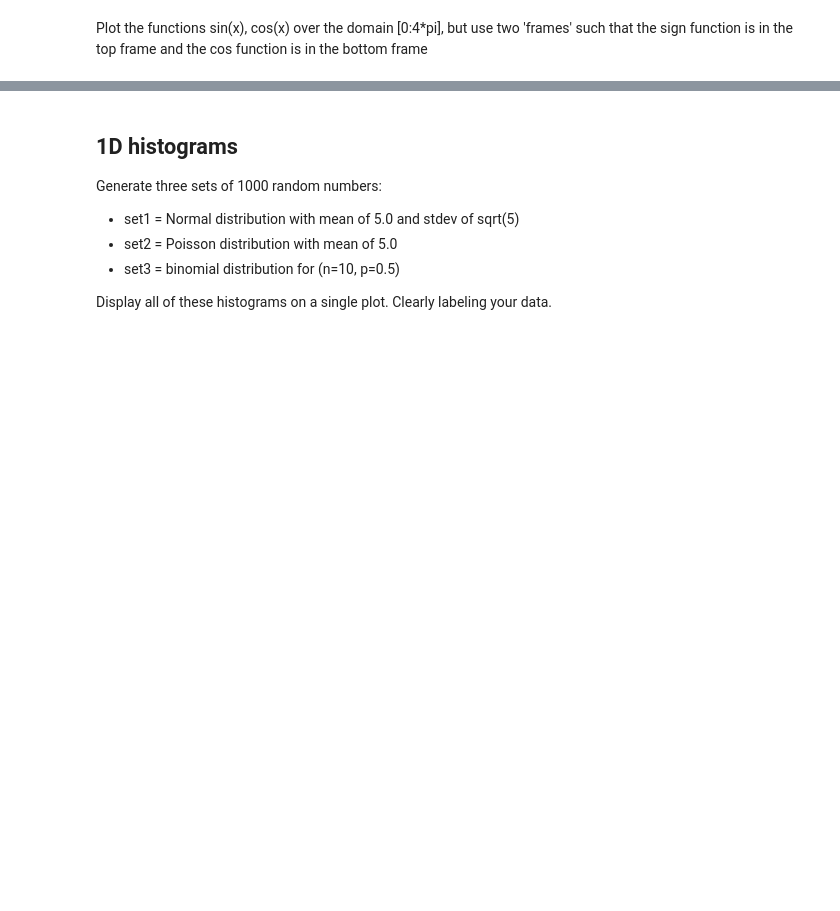
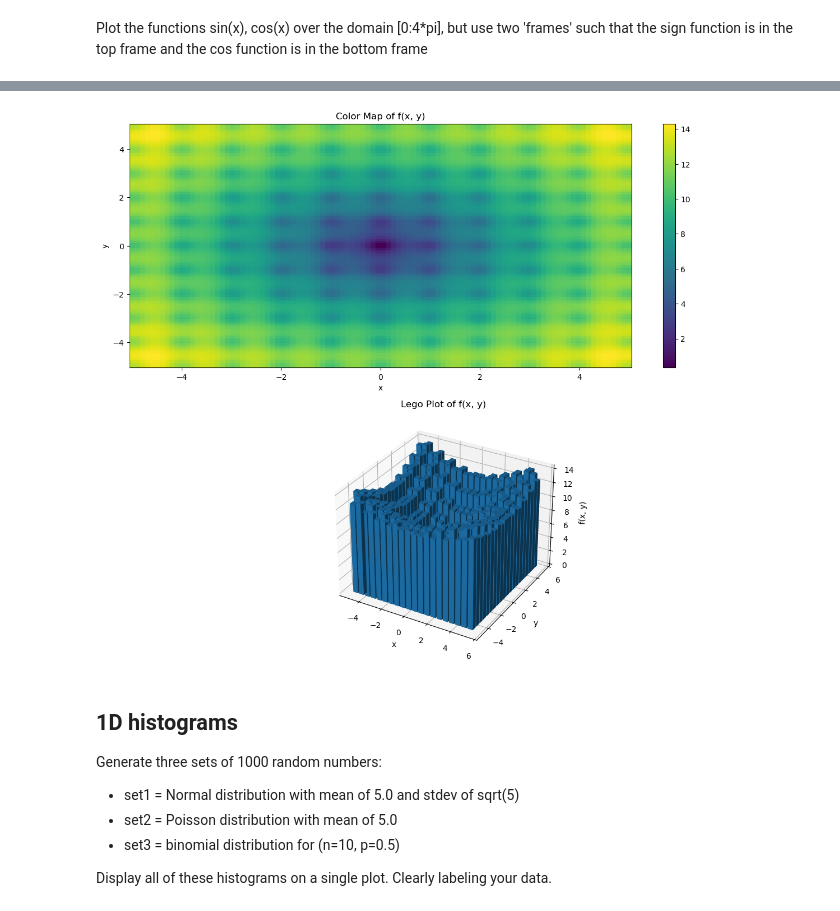
Before and after one commit to zjm4us/plotting_examples, a Jupyter notebook: plotting_examples.ipynb, the cells around one changed output, grey strips where cells are left out. Cells and saved outputs as stored; diff of their text form; code cells hidden in the pictures; blank space fills up the shorter version.

```diff
--- a/plotting_examples.ipynb
+++ b/plotting_examples.ipynb
@@ -236,7 +295,61 @@ Here e is Euler's number = exp(1)
 
 Use two plot panels.  In the upper panel display your plot as a color map.  In the lower panel display your plot as a lego plot.
 # %%
-# solution here
+import numpy as np
+import matplotlib.pyplot as plt
+from mpl_toolkits.mplot3d import Axes3D
+
+# Define the function
+def f(x, y):
+    e = np.exp(1)
+    term1 = -20.0 * np.exp(-0.2 * np.sqrt(0.5 * (x**2 + y**2)))
+    term2 = -np.exp(0.5 * (np.cos(2 * np.pi * x) + np.cos(2 * np.pi * y)))
+    return term1 + term2 + e + 20
+
+# Define the domain
+x = np.linspace(-5, 5, 100)
+y = np.linspace(-5, 5, 100)
+X, Y = np.meshgrid(x, y)
+Z = f(X, Y)
+
+# Plotting
+fig = plt.figure(figsize=(12, 10))
+
+# --- Upper Panel: Color Map ---
+ax1 = fig.add_subplot(2, 1, 1)
+color_plot = ax1.pcolormesh(X, Y, Z, shading='auto', cmap='viridis')
+fig.colorbar(color_plot, ax=ax1)
+ax1.set_title('Color Map of f(x, y)')
+ax1.set_xlabel('x')
+ax1.set_ylabel('y')
+
+# --- Lower Panel: Lego Plot (3D Bar Plot) ---
+ax2 = fig.add_subplot(2, 1, 2, projection='3d')
+
+# For lego plot, reduce resolution
+x_lego = np.linspace(-5, 5, 20)
+y_lego = np.linspace(-5, 5, 20)
+X_lego, Y_lego = np.meshgrid(x_lego, y_lego)
+Z_lego = f(X_lego, Y_lego)
+
+# Flatten the data for bar3d
+x_flat = X_lego.ravel()
+y_flat = Y_lego.ravel()
+z_flat = np.zeros_like(x_flat)
+dz = Z_lego.ravel()
+
+dx = dy = (x_lego[1] - x_lego[0]) * 0.8  # bar width/height
+
+ax2.bar3d(x_flat, y_flat, z_flat, dx, dy, dz, shade=True, cmap='viridis')
+ax2.set_title('Lego Plot of f(x, y)')
+ax2.set_xlabel('x')
+ax2.set_ylabel('y')
+ax2.set_zlabel('f(x, y)')
+
+plt.tight_layout()
+plt.show()
+# %% [output]
+[figure, added]
 # %% [markdown]
 1D histograms
 ---
```
Also changed, not shown: parts of 7 cells of this notebook, 9 other files.
